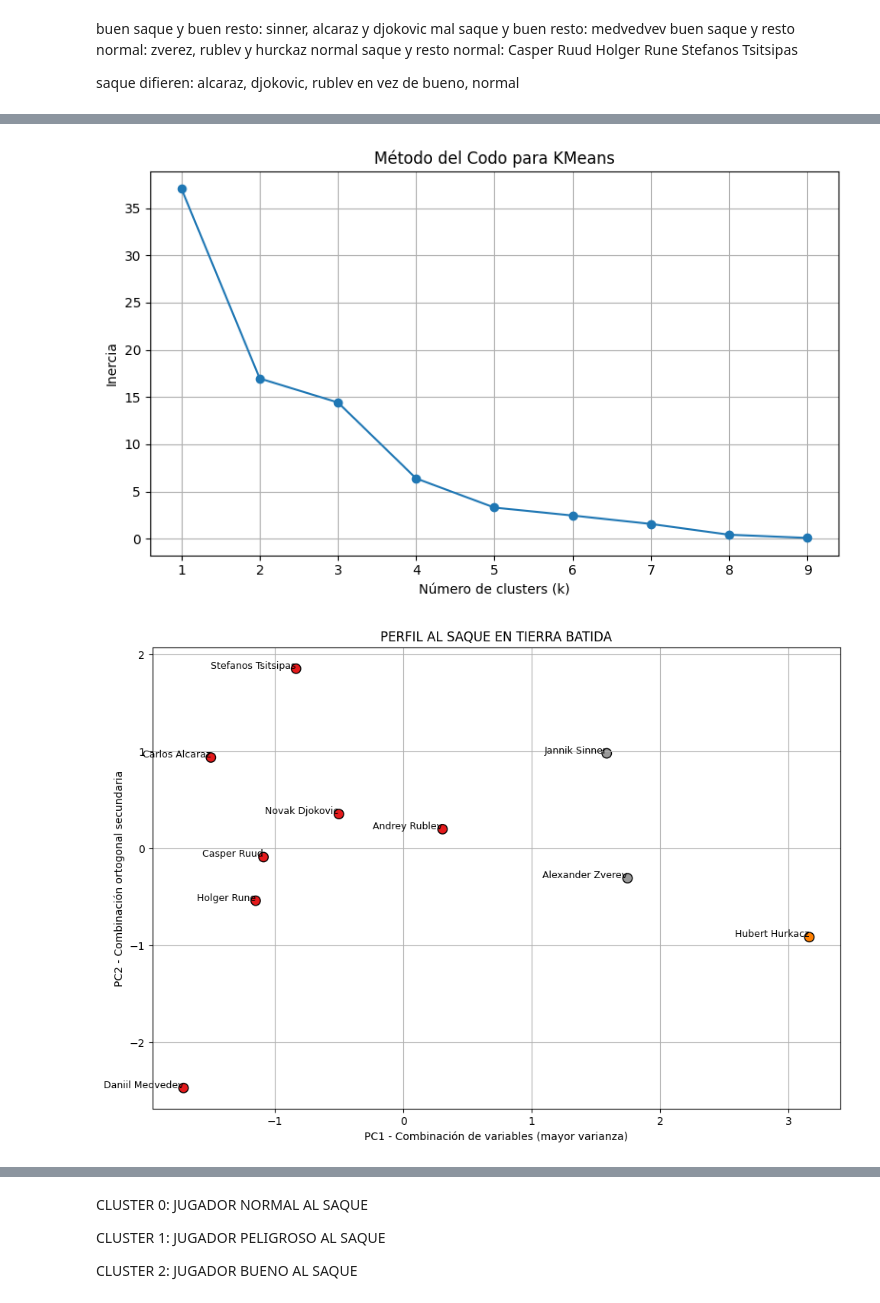
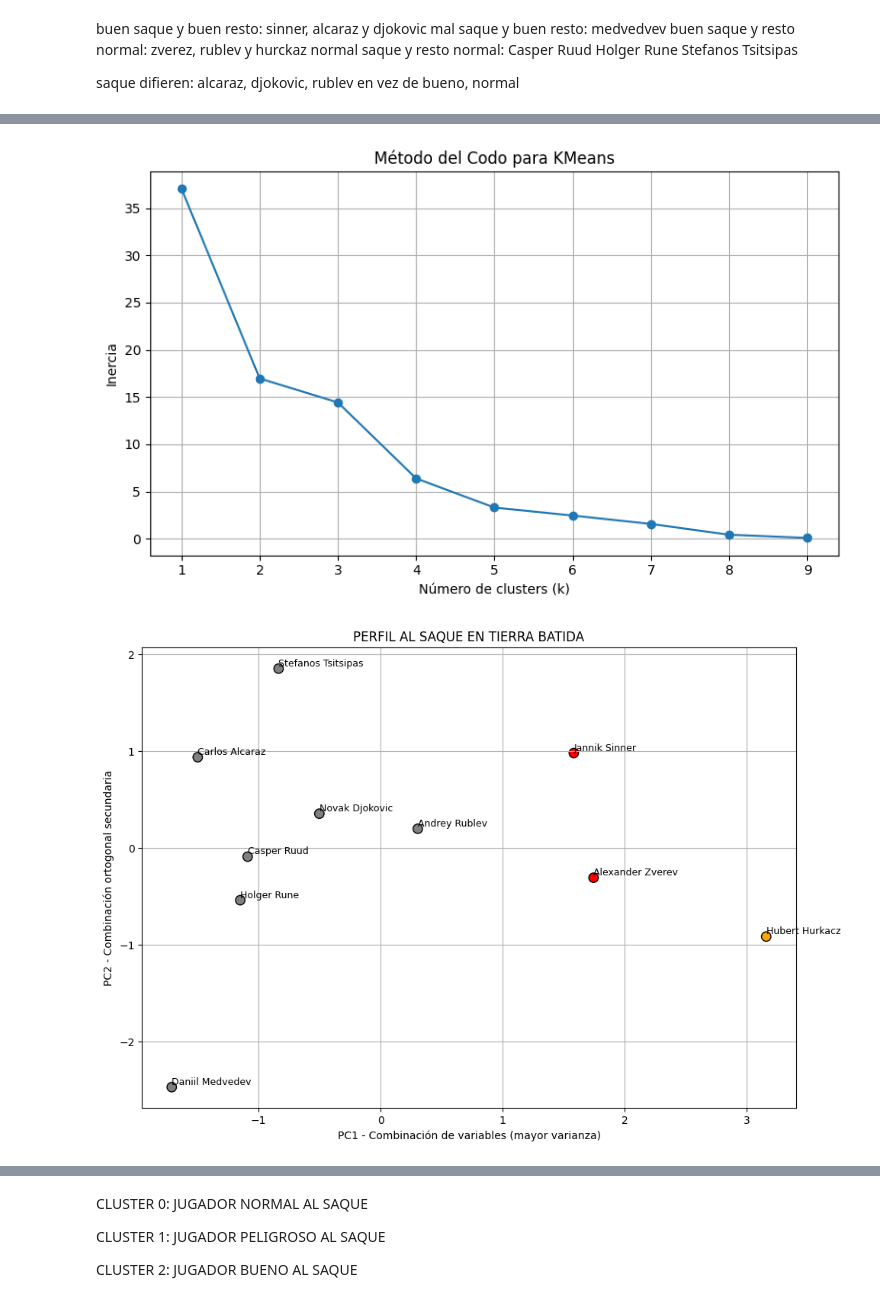
Before and after one commit to joseluis031/TFG_Tennis, a Jupyter notebook: clusters_perfiles_clay.ipynb, the cells around one changed output, grey strips where cells are left out. Cells and saved outputs as stored; diff of their text form; code cells hidden in the pictures.

```diff
--- a/clusters_perfiles_clay.ipynb
+++ b/clusters_perfiles_clay.ipynb
@@ -70,37 +229,48 @@ k_optimo = 3
 kmeans = KMeans(n_clusters=k_optimo, random_state=42)
 df_top10['Cluster'] = kmeans.fit_predict(X_custom)
 
+# === 9. Visualización del clustering en 2D ===
+colores_por_cluster = {
+    0: 'gray',
+    1: 'orange',
+    2: 'red'
+}
 
-# === 9. Visualización del clustering en 2D ===
+# Añade una nueva columna con el color correspondiente
+df_top10['Color'] = df_top10['Cluster'].map(colores_por_cluster)
 
 plt.figure(figsize=(10, 7))
-plt.scatter(df_top10['PC1'], df_top10['PC2'], c=df_top10['Cluster'], cmap='Set1', s=80, edgecolor='k')
+plt.scatter(df_top10['PC1'], df_top10['PC2'], c=df_top10['Color'], s=80, edgecolor='k')
 
 for _, row in df_top10.iterrows():
-    plt.text(row['PC1'], row['PC2'], row['Player'], fontsize=9, ha='right')
+    plt.text(row['PC1'], row['PC2'], row['Player'], fontsize=9, va='bottom')
 
 plt.xlabel("PC1 - Combinación de variables (mayor varianza)")
 plt.ylabel("PC2 - Combinación ortogonal secundaria")
 plt.title("PERFIL AL SAQUE EN TIERRA BATIDA")
 plt.grid(True)
 plt.tight_layout()
 plt.show()
 
 # === 10. Mostrar jugadores por clúster ===
 for c in sorted(df_top10['Cluster'].unique()):
     print(f"\nCluster {c}:")
     print(df_top10[df_top10['Cluster'] == c]['Player'].to_string(index=False))
 
 # === 11. Mostrar pesos (loadings) de cada variable ===
 loading_df = pd.DataFrame(pca.components_, columns=variables_combinadas, index=['PC1', 'PC2']).T.round(4)
 print("\n=== Contribución de cada variable a PC1 y PC2 ===")
 print(loading_df)
 
 # === 12. Guardar clusters en diccionario si deseas usar luego ===
 clusters_saque = dict(zip(df_top10['Player'], df_top10['Cluster']))
+
+# === 13. Davies-Bouldin Index ===
+dbi = davies_bouldin_score(X_custom, df_top10['Cluster'])
+print(f"\nDavies-Bouldin Index (DBI): {dbi:.3f}")
 # %% [output]
 [figure]
-[figure, old version]
+[figure, new version]
 Cluster 0:
     Carlos Alcaraz
     Novak Djokovic
```
Also changed, not shown: parts of 14 cells of this notebook, 1 other file.
